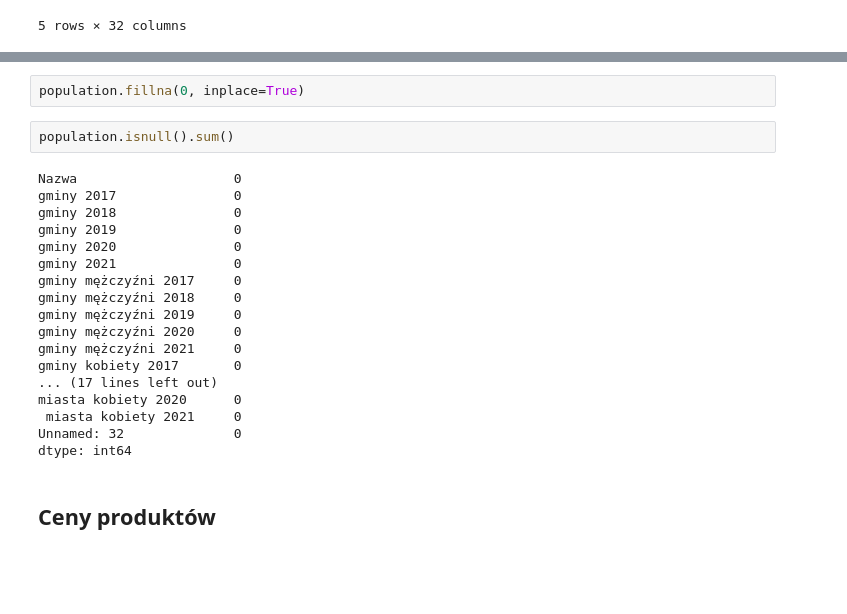
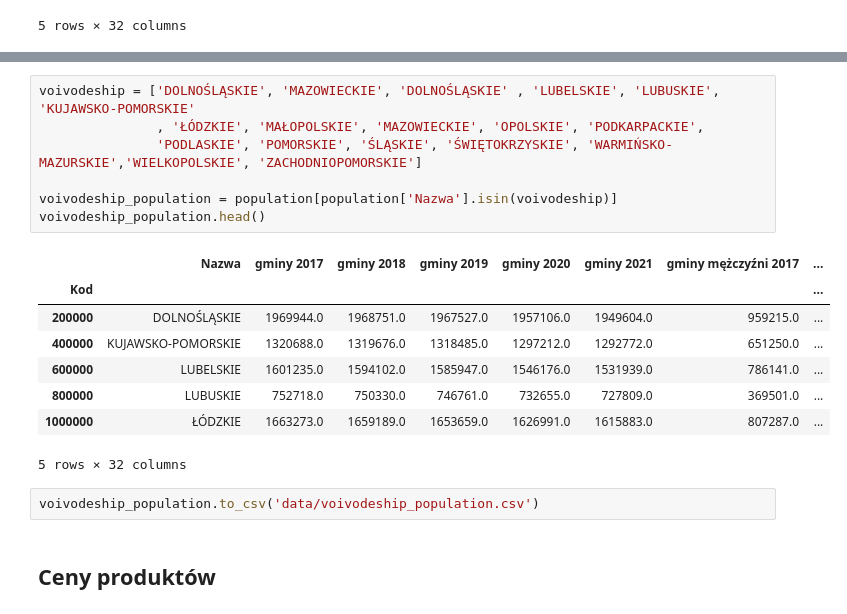
Before and after one commit to CarJung/SQL, a Jupyter notebook: Material state in Poland across previous years/data preprocessing.ipynb, the cells around one changed output, grey strips where cells are left out. Drawn from its saved outputs; the diff is of its cells as text; blank space fills up the shorter version.

Commit message:
voivodship data created

```diff
--- a/Material state in Poland across previous years/data preprocessing.ipynb
+++ b/Material state in Poland across previous years/data preprocessing.ipynb
@@ -122,25 +21,21 @@ population[population['gminy 2021'].isna()][:8] # values are NaN beacuase they a
-# %%
-population.fillna(0, inplace=True)
-# %%
-population.isnull().sum()
-# %% [output]
-Nazwa                    0
-gminy 2017               0
-gminy 2018               0
-gminy 2019               0
-gminy 2020               0
-gminy 2021               0
-gminy mężczyźni 2017     0
-gminy mężczyźni 2018     0
-gminy mężczyźni 2019     0
-gminy mężczyźni 2020     0
-gminy mężczyźni 2021     0
-gminy kobiety 2017       0
-... (17 lines left out)
-miasta kobiety 2020      0
- miasta kobiety 2021     0
-Unnamed: 32              0
-dtype: int64
+# %%
+voivodeship = ['DOLNOŚLĄSKIE', 'MAZOWIECKIE', 'DOLNOŚLĄSKIE' , 'LUBELSKIE', 'LUBUSKIE', 'KUJAWSKO-POMORSKIE'
+               , 'ŁÓDZKIE', 'MAŁOPOLSKIE', 'MAZOWIECKIE', 'OPOLSKIE', 'PODKARPACKIE',
+               'PODLASKIE', 'POMORSKIE', 'ŚLĄSKIE', 'ŚWIĘTOKRZYSKIE', 'WARMIŃSKO-MAZURSKIE','WIELKOPOLSKIE', 'ZACHODNIOPOMORSKIE']
+
+voivodeship_population = population[population['Nazwa'].isin(voivodeship)]
+voivodeship_population.head()
+# %% [output]
+|  | Nazwa | gminy 2017 | gminy 2018 | gminy 2019 | gminy 2020 | gminy 2021 | gminy mężczyźni 2017 | ... |
+| Kod |  |  |  |  |  |  |  | ... |
+| 200000 | DOLNOŚLĄSKIE | 1969944.0 | 1968751.0 | 1967527.0 | 1957106.0 | 1949604.0 | 959215.0 | ... |
+| 400000 | KUJAWSKO-POMORSKIE | 1320688.0 | 1319676.0 | 1318485.0 | 1297212.0 | 1292772.0 | 651250.0 | ... |
+| 600000 | LUBELSKIE | 1601235.0 | 1594102.0 | 1585947.0 | 1546176.0 | 1531939.0 | 786141.0 | ... |
+| 800000 | LUBUSKIE | 752718.0 | 750330.0 | 746761.0 | 732655.0 | 727809.0 | 369501.0 | ... |
+| 1000000 | ŁÓDZKIE | 1663273.0 | 1659189.0 | 1653659.0 | 1626991.0 | 1615883.0 | 807287.0 | ... |
+5 rows × 32 columns
+# %%
+voivodeship_population.to_csv('data/voivodeship_population.csv')
 # %% [markdown]
 ## Ceny produktów
 # %%
```
Also changed, not shown: parts of 8 cells of this notebook, 2 other files.
